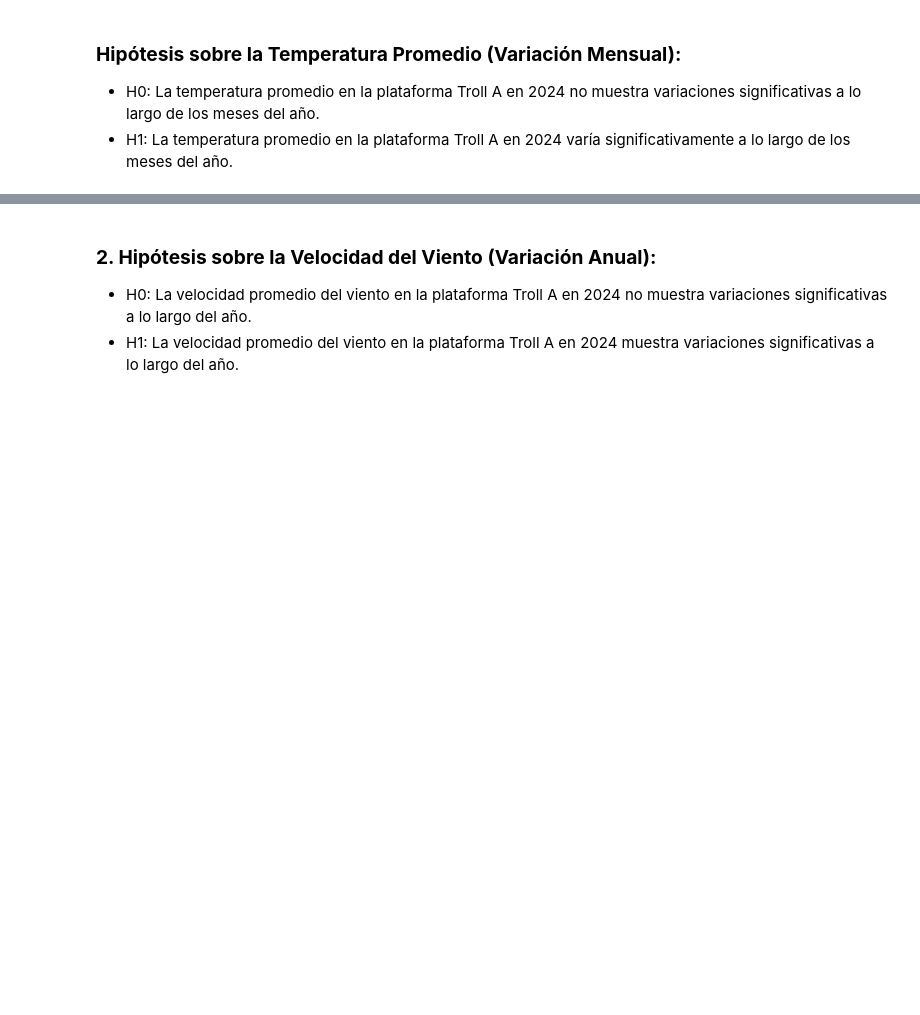
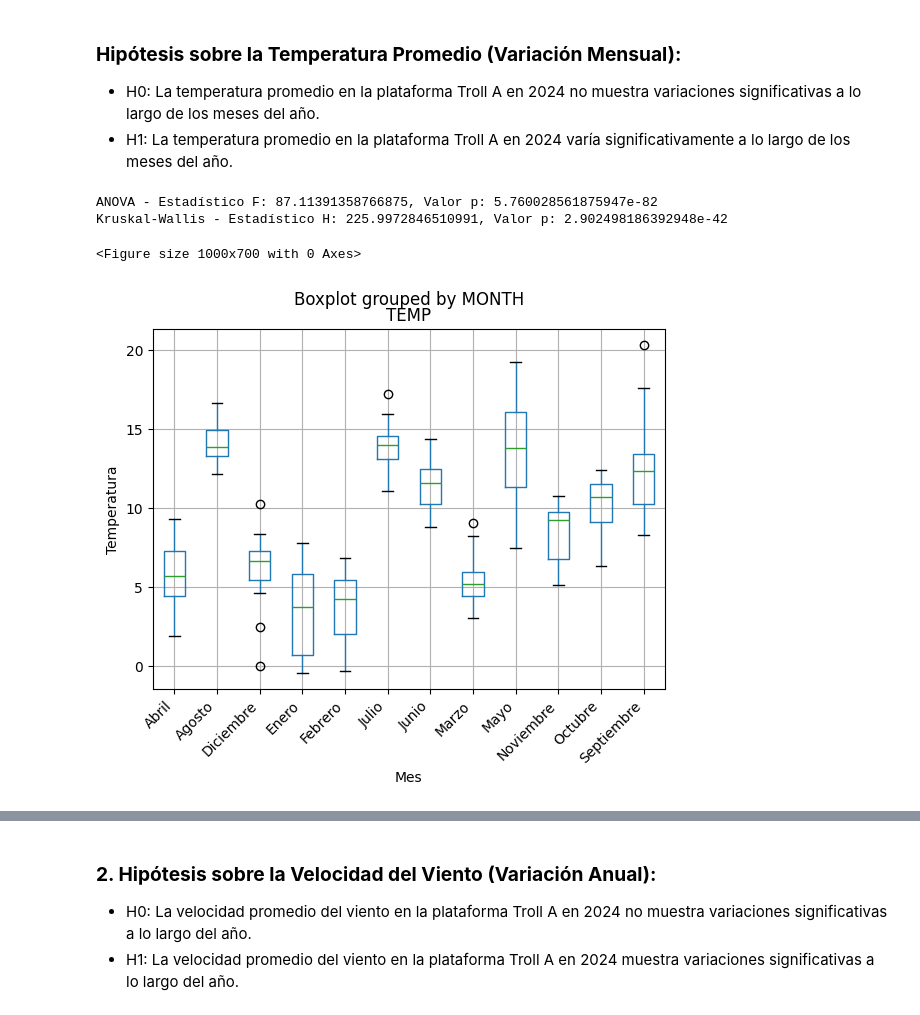
Before and after one commit to SaitoM17/analisis_del_clima_mundial_NOAA, a Jupyter notebook: notebooks/4_Estadistica_probabilidad.ipynb, the cells around one changed output, grey strips where cells are left out. Drawn from its saved outputs; the diff is of its cells as text; code cells hidden in the pictures; blank space fills up the shorter version.

```diff
--- a/notebooks/4_Estadistica_probabilidad.ipynb
+++ b/notebooks/4_Estadistica_probabilidad.ipynb
@@ -147,3 +147,33 @@ Intervalo de confianza bootstrap al 95% (MIN): ConfidenceInterval(low=np.float64
 ### **Hipótesis sobre la Temperatura Promedio (Variación Mensual):**
 * H0: La temperatura promedio en la plataforma Troll A en 2024 no muestra variaciones significativas a lo largo de los meses del año.
 * H1: La temperatura promedio en la plataforma Troll A en 2024 varía significativamente a lo largo de los meses del año.
+# %%
+# Convertir DATE a tipo datetime
+df_troll_2024_sin_outliers['DATE'] = pd.to_datetime(df_troll_2024_sin_outliers['DATE'])
+
+# Crear la columna Mes
+df_troll_2024_sin_outliers['MONTH'] = df_troll_2024_sin_outliers['DATE'].dt.month_name(locale='es_ES')
+# %%
+# Agrupa por mes y calcula la temperatura promedio
+temperaturas_por_mes = [df_troll_2024_sin_outliers['TEMP'][df_troll_2024_sin_outliers['MONTH'] == mes] for mes in df_troll_2024_sin_outliers['MONTH'].unique()]
+
+# Realiza la prueba ANOVA
+f_stat, p_valor = stats.f_oneway(*temperaturas_por_mes)
+
+print(f"ANOVA - Estadístico F: {f_stat}, Valor p: {p_valor}")
+
+# Si los datos no son normales, usa Kruskal-Wallis
+h_stat, p_valor_kruskal = stats.kruskal(*temperaturas_por_mes)
+print(f"Kruskal-Wallis - Estadístico H: {h_stat}, Valor p: {p_valor_kruskal}")
+
+plt.figure(figsize=(10,7))
+df_troll_2024_sin_outliers.boxplot(column='TEMP', by='MONTH')
+plt.xticks(rotation=45, ha='right')
+plt.xlabel('Mes')
+plt.ylabel('Temperatura')
+plt.show()
+# %% [output]
+ANOVA - Estadístico F: 87.11391358766875, Valor p: 5.760028561875947e-82
+Kruskal-Wallis - Estadístico H: 225.9972846510991, Valor p: 2.902498186392948e-42
+<Figure size 1000x700 with 0 Axes>
+[figure, added]
```
Also changed, not shown: parts of 8 cells of this notebook.
